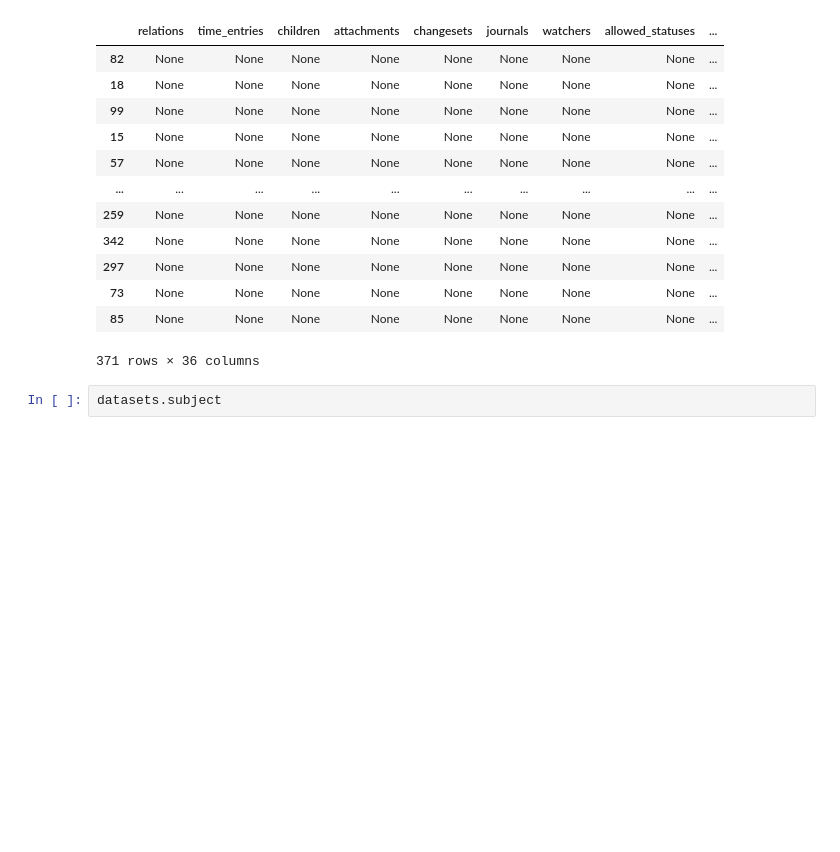
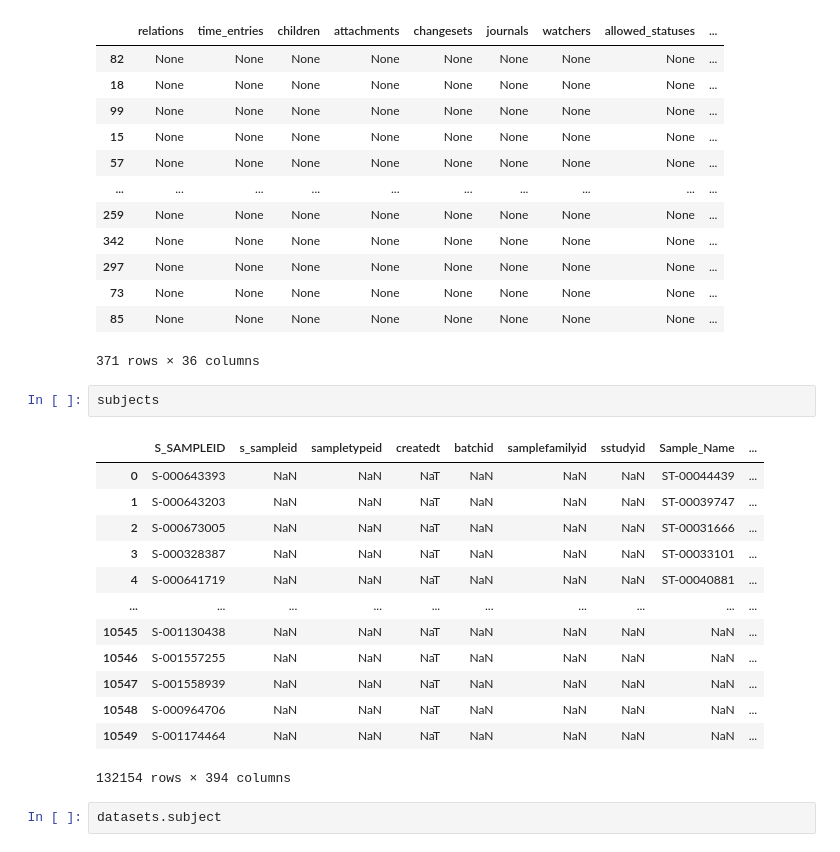
Before and after one commit to Jaclyn922/Data-Scientist-Co-op-in-Brigham-and-Women-s-Hospital, a Jupyter notebook: notebook/study-overview.ipynb, the cells around one changed output. Cells and saved outputs as stored; diff of their text form; blank space fills up the shorter version.

Commit message:
merged ds_samples with lims metadata from samples

```diff
--- a/notebook/study-overview.ipynb
+++ b/notebook/study-overview.ipynb
@@ -493,6 +489,22 @@ datasets
 | 73 | None | None | None | None | None | None | None | None | ... |
 | 85 | None | None | None | None | None | None | None | None | ... |
 371 rows × 36 columns
+# %%
+subjects
+# %% [output]
+|  | S_SAMPLEID | s_sampleid | sampletypeid | createdt | batchid | samplefamilyid | sstudyid | Sample_Name | ... |
+| 0 | S-000643393 | NaN | NaN | NaT | NaN | NaN | NaN | ST-00044439 | ... |
+| 1 | S-000643203 | NaN | NaN | NaT | NaN | NaN | NaN | ST-00039747 | ... |
+| 2 | S-000673005 | NaN | NaN | NaT | NaN | NaN | NaN | ST-00031666 | ... |
+| 3 | S-000328387 | NaN | NaN | NaT | NaN | NaN | NaN | ST-00033101 | ... |
+| 4 | S-000641719 | NaN | NaN | NaT | NaN | NaN | NaN | ST-00040881 | ... |
+| ... | ... | ... | ... | ... | ... | ... | ... | ... | ... |
+| 10545 | S-001130438 | NaN | NaN | NaT | NaN | NaN | NaN | NaN | ... |
+| 10546 | S-001557255 | NaN | NaN | NaT | NaN | NaN | NaN | NaN | ... |
+| 10547 | S-001558939 | NaN | NaN | NaT | NaN | NaN | NaN | NaN | ... |
+| 10548 | S-000964706 | NaN | NaN | NaT | NaN | NaN | NaN | NaN | ... |
+| 10549 | S-001174464 | NaN | NaN | NaT | NaN | NaN | NaN | NaN | ... |
+132154 rows × 394 columns
 # %%
 datasets.subject
 # %% [output]
```
Also changed, not shown: parts of 9 cells of this notebook, 1 other file.
